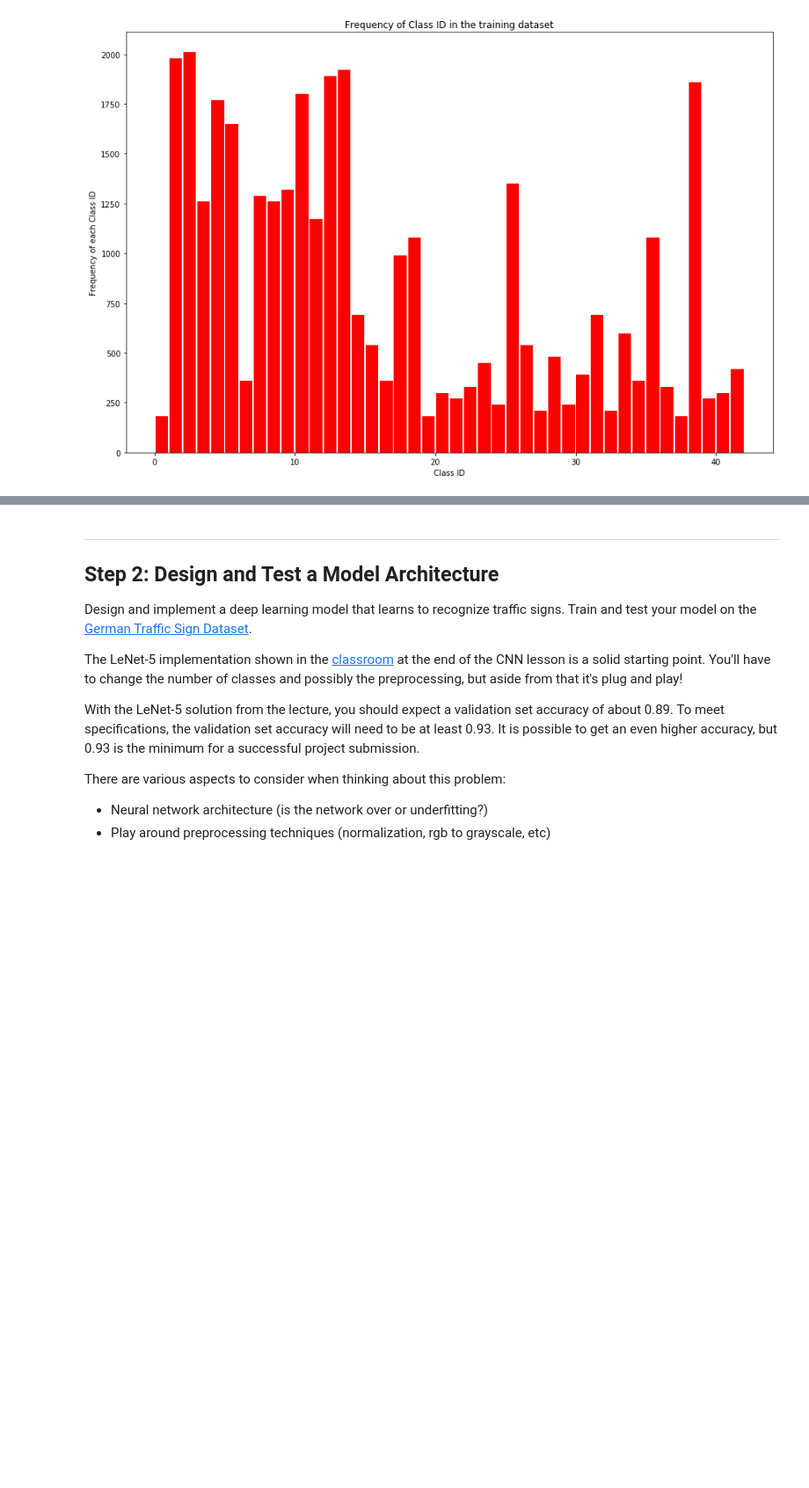
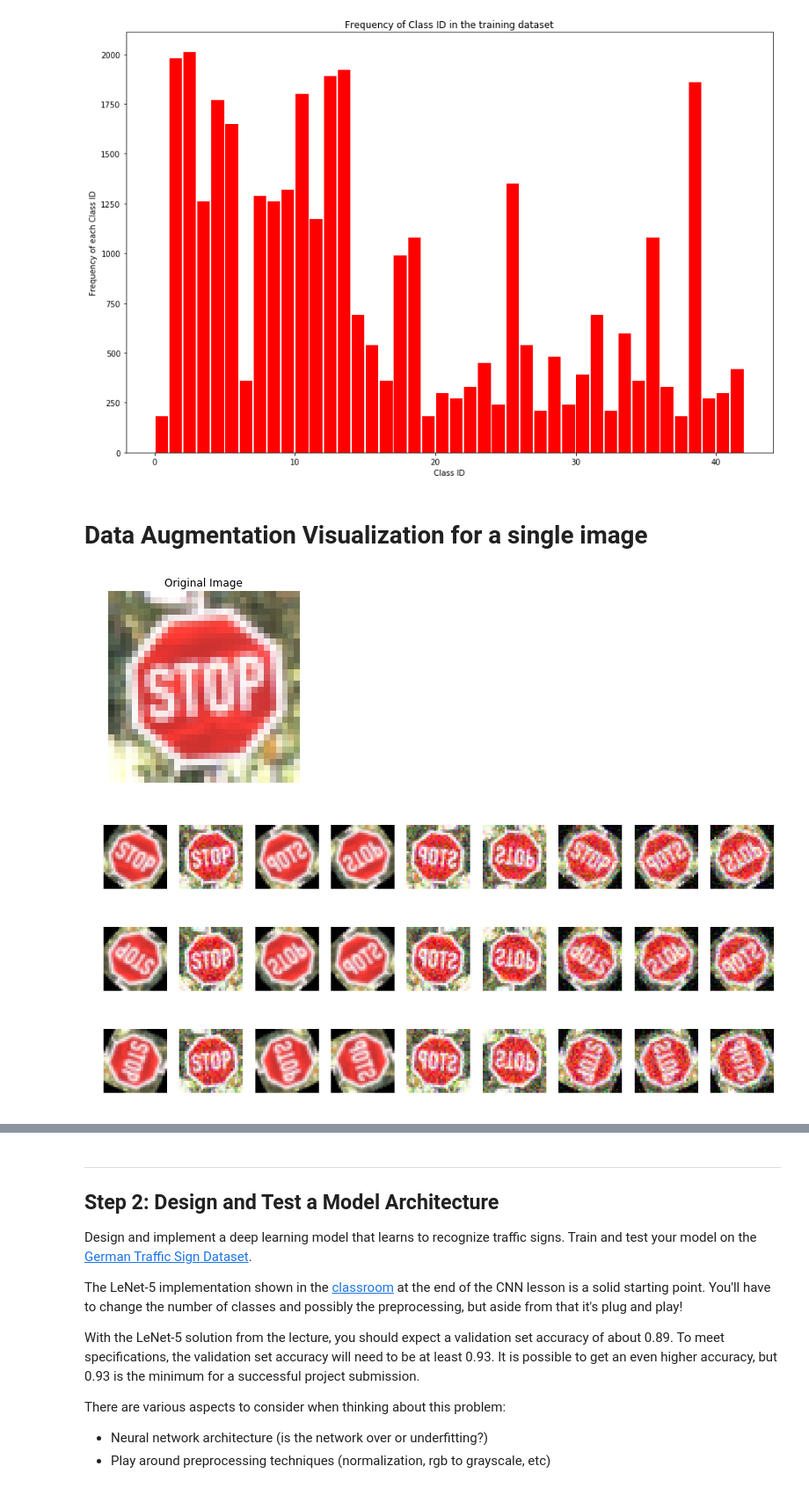
Before and after one commit to aakashkardam/Traffic_Sign_Classifier_Udacity_Project_3, a Jupyter notebook: Traffic_Sign_Classifier.ipynb, the cells around one changed output, grey strips where cells are left out. Shown: that part at 88% size. Drawn from its saved outputs; the diff is of its cells as text; code cells hidden in the pictures; blank space fills up the shorter version.

Commit message:
Augmented data generated and saved as pickle file

```diff
--- a/Traffic_Sign_Classifier.ipynb
+++ b/Traffic_Sign_Classifier.ipynb
@@ -128,0 +123,35 @@ from skimage import util
+# %% [markdown]
+# Data Augmentation Visualization for a single image
+# %%
+from image_augmentation import rotate_randomly, add_noise_randomly, flip_upside_down, flip_left_2_right
+import matplotlib.gridspec as gridspec
+for i in range(1):
+    rand_img_index = 29424#random.randint(0,n_train)
+    plt.figure()
+    plt.imshow(X_train[rand_img_index])
+    plt.axis('off')
+    plt.title('Original Image')
+    aug_images=[None]*9
+    for j in range(3):
+        aug_images[0] = rotate_randomly(X_train[rand_img_index])
+        aug_images[1] = add_noise_randomly(X_train[rand_img_index])
+        aug_images[2] = flip_left_2_right(aug_images[0])
+        aug_images[3] = flip_upside_down(aug_images[0])
+        aug_images[4] = flip_left_2_right(aug_images[1])
+        aug_images[5] = flip_upside_down(aug_images[1])
+        aug_images[6] = add_noise_randomly(aug_images[0])
+        aug_images[7] = flip_left_2_right(aug_images[6])
+        aug_images[8] = flip_upside_down(aug_images[6])
+
+        grid = gridspec.GridSpec(1,9)
+        #print(grid)
+        plt.figure(figsize=(17,10))
+        for i in range(9):
+            ax = plt.subplot(grid[i])
+            ax.imshow(aug_images[i])
+            ax.axis('off')
+# %% [output]
+[figure, added]
+[figure, added]
+[figure, added]
+[figure, added]
```
Also changed, not shown: parts of 13 cells of this notebook, 2 other files.
